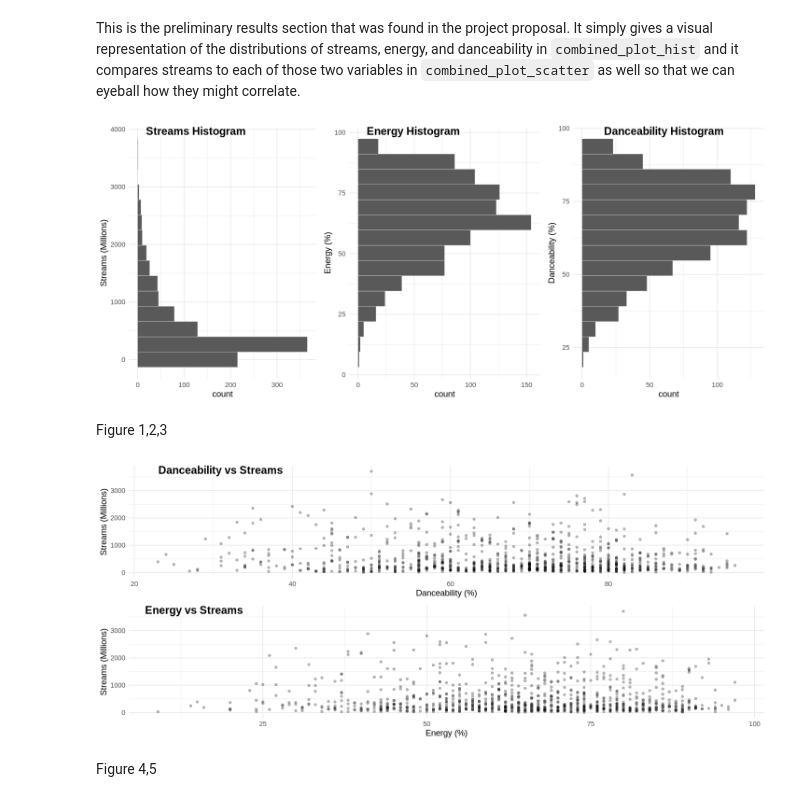
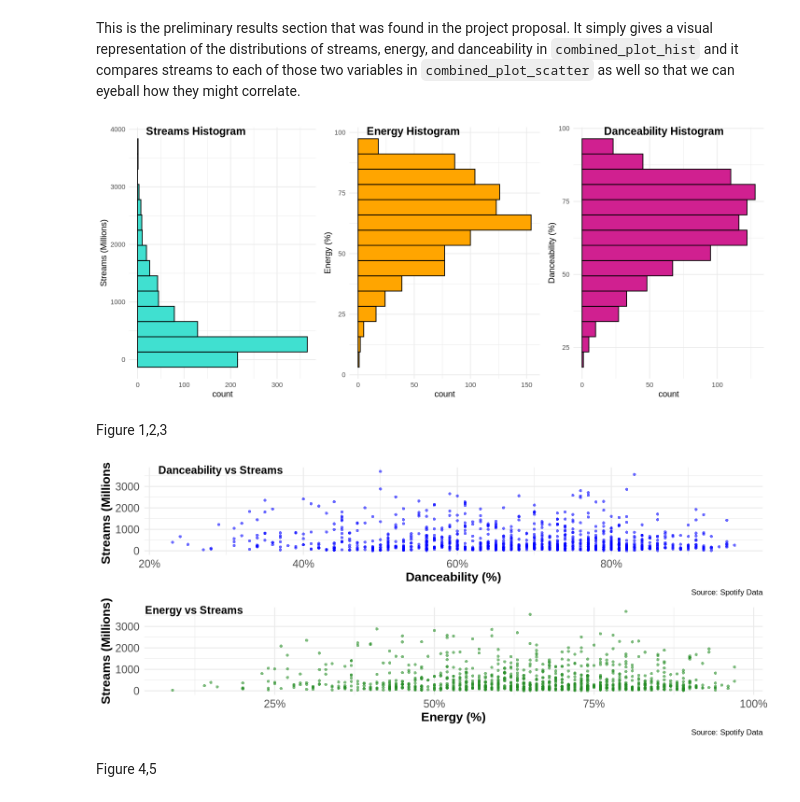
Before and after one commit to HaoyuYou/STAT-201-Group-Project, a Jupyter notebook: FINAL REPORT.ipynb, the cells around one changed output. Cells and saved outputs as stored; diff of their text form; code cells hidden in the pictures.

Commit message:
Graph Visual Update
Made graphs pretty

```diff
--- a/FINAL REPORT.ipynb
+++ b/FINAL REPORT.ipynb
@@ -204,50 +204,72 @@ options(repr.plot.width = 12, repr.plot.height = 5)
 
 spotify_vis_danceability_streams <- spotify %>%
     ggplot(aes(x = danceability, y = streams)) +
-      geom_point(alpha = 0.3, shape = 16) +
-      labs(x = "Danceability (%)", y = "Streams (Millions)") +
-      theme_minimal()
+      geom_point(alpha = 0.6, shape = 16, color = "blue") + # Adjusted transparency and color of points
+      labs(
+        x = "Danceability (%)",
+        y = "Streams (Millions)",
+        caption = "Source: Spotify Data" # Adding a caption
+      ) +
+      theme_minimal(base_size = 14) + # Minimal theme with adjusted base size
+      theme(
+        plot.title = element_text(hjust = 0.5, size = 18, face = "bold"), # Centering and styling the title
+        axis.title = element_text(size = 16, face = "bold"), # Styling axis titles
+        axis.text = element_text(size = 14), # Styling axis text
+        plot.caption = element_text(size = 10) # Styling the caption
+      ) +
+      scale_x_continuous(labels = scales::percent_format(scale = 1)) # Formatting the x-axis labels as percentages
 
 spotify_vis_energy_streams <- spotify %>%
     ggplot(aes(x = energy, y = streams)) +
-      geom_point(alpha = 0.3, shape = 16) +
-      labs(x = "Energy (%)", y = "Streams (Millions)") +
-      theme_minimal()
+      geom_point(alpha = 0.6, shape = 16, color = "forest green") + # Adjusted transparency and color of points
+      labs(
+        x = "Energy (%)",
+        y = "Streams (Millions)",
+        caption = "Source: Spotify Data" # Adding a caption
+      ) +
+      theme_minimal(base_size = 14) + # Minimal theme with adjusted base size
+      theme(
+        plot.title = element_text(hjust = 0.5, size = 18, face = "bold"), # Centering and styling the title
+        axis.title = element_text(size = 16, face = "bold"), # Styling axis titles
+        axis.text = element_text(size = 14), # Styling axis text
+        plot.caption = element_text(size = 10) # Styling the caption
+      ) +
+      scale_x_continuous(labels = scales::percent_format(scale = 1)) # Formatting the x-axis labels as percentages
 
 spotify_vis_energy <- spotify %>%
     ggplot(aes(y = energy)) +
-        geom_histogram(bins = 15, color = "lightgray", linewidth = 0.2) +
+        geom_histogram(bins = 15, fill = "orange", linewidth = 0.5, color = "black") +
         ylab("Energy (%)") +
         theme_minimal()
 
 spotify_vis_danceability <- spotify %>%
     ggplot(aes(y = danceability)) +
-        geom_histogram(bins = 15, color = "lightgray", linewidth = 0.2) +
+        geom_histogram(bins = 15, fill = "violet red", linewidth = 0.5, color = "black") +
         ylab("Danceability (%)") +
         theme_minimal()
 
 spotify_vis_streams <- spotify %>%
     ggplot(aes(y = streams)) +
-        geom_histogram(bins = 15, color = "lightgray", linewidth = 0.2) +
+        geom_histogram(bins = 15, fill = "turquoise", linewidth = 0.5, color = "black") +
         ylab("Streams (Millions)") +
         theme_minimal()
 
 combined_plot_scatter <- plot_grid(spotify_vis_danceability_streams, spotify_vis_energy_streams,
                                    labels = c("Danceability vs Streams", "Energy vs Streams"), ncol = 1)
 
 combined_plot_hist <- plot_grid(spotify_vis_streams, spotify_vis_energy, spotify_vis_danceability,
                                 labels = c("Streams Histogram", "Energy Histogram",
                                            "Danceability Histogram"), ncol = 3)
 
 combined_plot_hist
 # %% [output]
-[figure, old version]
+[figure, new version]
 # %% [markdown]
 Figure 1,2,3
 # %%
 combined_plot_scatter
 # %% [output]
-[figure, old version]
+[figure, new version]
 # %% [markdown]
 Figure 4,5
 # %% [markdown]
```
Also changed, not shown: parts of 5 cells of this notebook.
